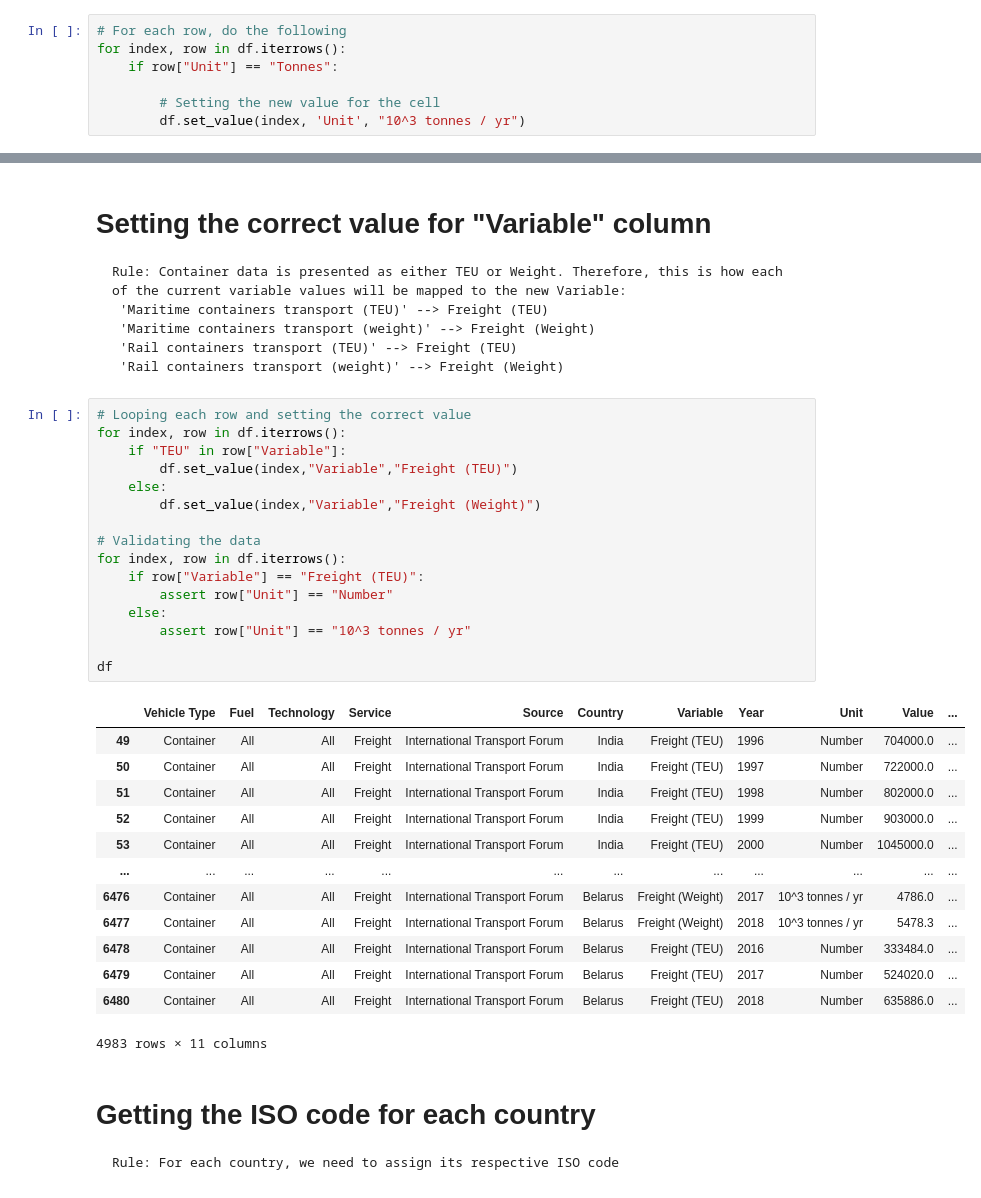
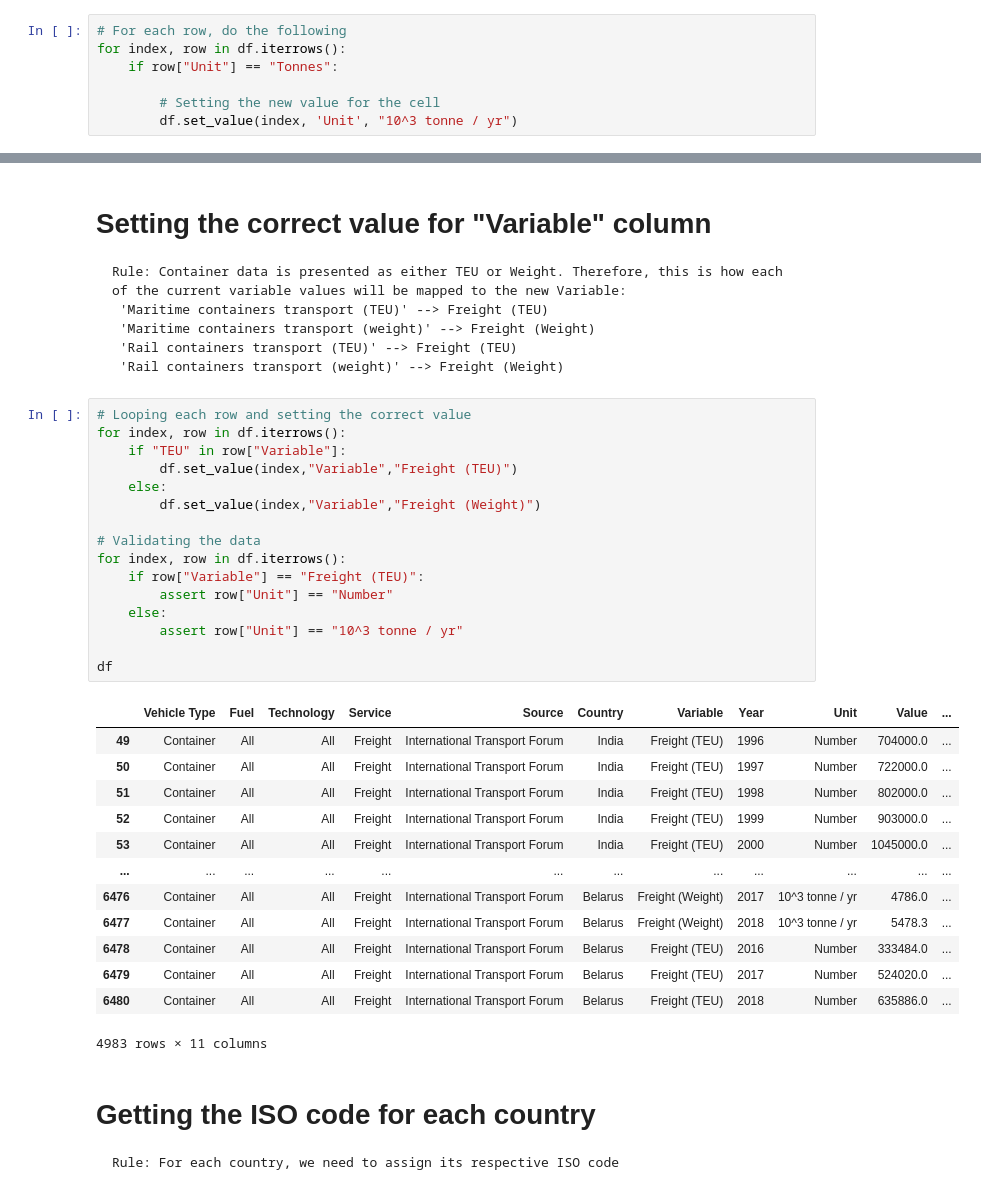
Before and after one commit to transportenergy/database, a Jupyter notebook: item/historical/scripts/T002.ipynb, the cells around one changed output, grey strips where cells are left out. Saved outputs shown, nothing was run; the diff lists cells and outputs as text.

```diff
--- a/item/historical/scripts/T002.ipynb
+++ b/item/historical/scripts/T002.ipynb
@@ -221,7 +221,7 @@ for index, row in df.iterrows():
     if row["Unit"] == "Tonnes":
 
         # Setting the new value for the cell
-        df.set_value(index, 'Unit', "10^3 tonnes / yr")
+        df.set_value(index, 'Unit', "10^3 tonne / yr")
 # %% [markdown]
 # Removing the "PowerCode" column
     Rule: This column is not necessary
@@ -261,29 +261,29 @@ set(df["Variable"])
 # %%
 # Looping each row and setting the correct value
 for index, row in df.iterrows():
     if "TEU" in row["Variable"]:
         df.set_value(index,"Variable","Freight (TEU)")
     else:
         df.set_value(index,"Variable","Freight (Weight)")
 
 # Validating the data
 for index, row in df.iterrows():
     if row["Variable"] == "Freight (TEU)":
         assert row["Unit"] == "Number"
     else:
-        assert row["Unit"] == "10^3 tonnes / yr"
+        assert row["Unit"] == "10^3 tonne / yr"
 
 df
 # %% [output]
 |  | Vehicle Type | Fuel | Technology | Service | Source | Country | Variable | Year | Unit | Value | ... |
 | 49 | Container | All | All | Freight | International Transport Forum | India | Freight (TEU) | 1996 | Number | 704000.0 | ... |
 | 50 | Container | All | All | Freight | International Transport Forum | India | Freight (TEU) | 1997 | Number | 722000.0 | ... |
 | 51 | Container | All | All | Freight | International Transport Forum | India | Freight (TEU) | 1998 | Number | 802000.0 | ... |
 | 52 | Container | All | All | Freight | International Transport Forum | India | Freight (TEU) | 1999 | Number | 903000.0 | ... |
 | 53 | Container | All | All | Freight | International Transport Forum | India | Freight (TEU) | 2000 | Number | 1045000.0 | ... |
 | ... | ... | ... | ... | ... | ... | ... | ... | ... | ... | ... | ... |
-| 6476 | Container | All | All | Freight | International Transport Forum | Belarus | Freight (Weight) | 2017 | 10^3 tonnes / yr | 4786.0 | ... |
-| 6477 | Container | All | All | Freight | International Transport Forum | Belarus | Freight (Weight) | 2018 | 10^3 tonnes / yr | 5478.3 | ... |
+| 6476 | Container | All | All | Freight | International Transport Forum | Belarus | Freight (Weight) | 2017 | 10^3 tonne / yr | 4786.0 | ... |
+| 6477 | Container | All | All | Freight | International Transport Forum | Belarus | Freight (Weight) | 2018 | 10^3 tonne / yr | 5478.3 | ... |
 | 6478 | Container | All | All | Freight | International Transport Forum | Belarus | Freight (TEU) | 2016 | Number | 333484.0 | ... |
 | 6479 | Container | All | All | Freight | International Transport Forum | Belarus | Freight (TEU) | 2017 | Number | 524020.0 | ... |
 | 6480 | Container | All | All | Freight | International Transport Forum | Belarus | Freight (TEU) | 2018 | Number | 635886.0 | ... |
```
Also changed, not shown: parts of 5 cells of this notebook, 1 other file.
